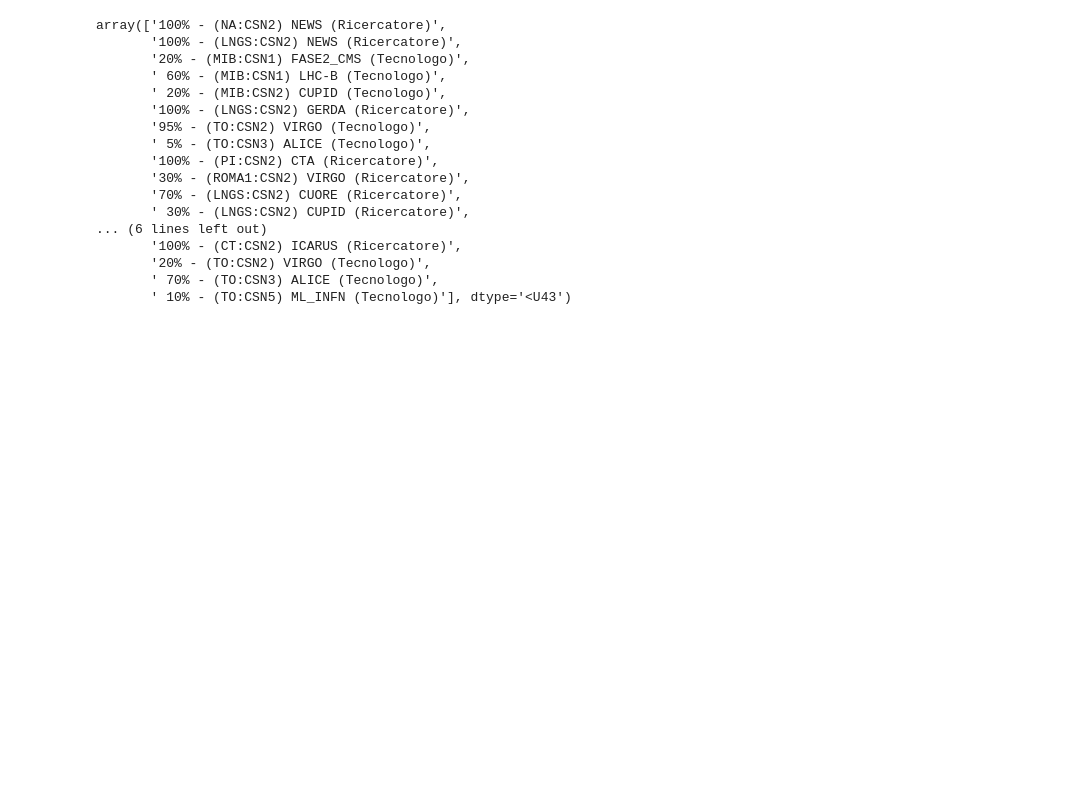
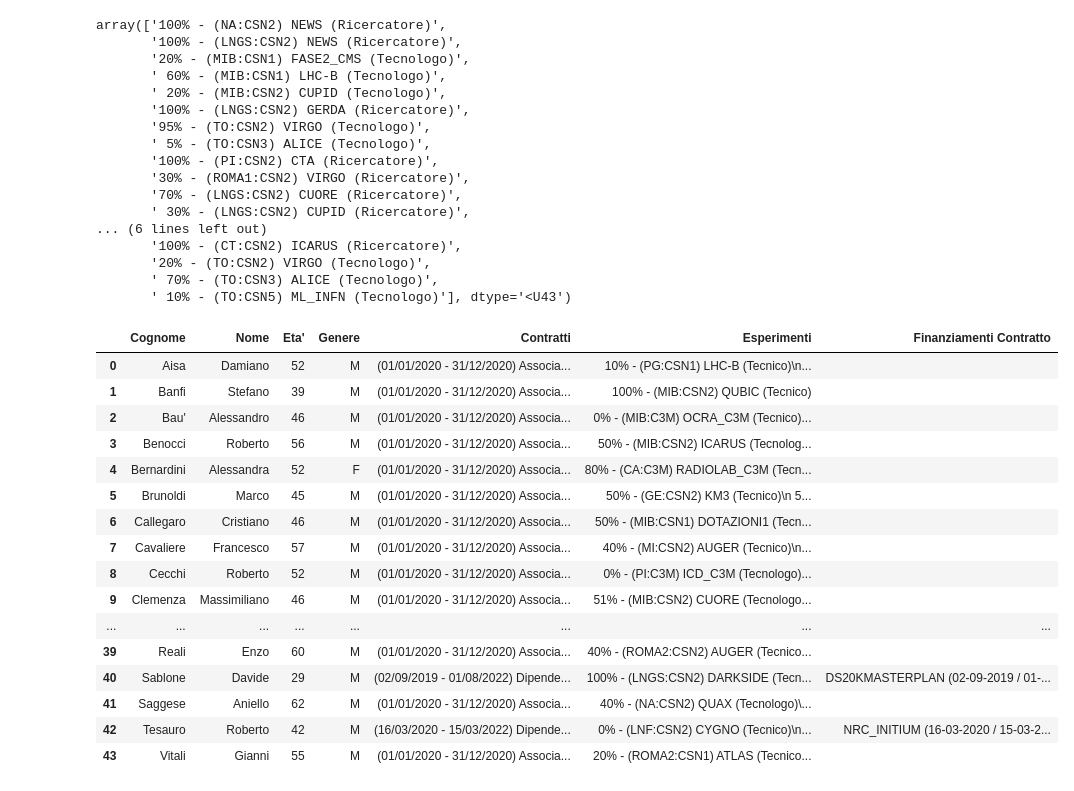
Before and after one commit to gmazzitelli/GSN2, a Jupyter notebook: AnagraficheCSN2.ipynb, the cells around one changed output. Drawn from its saved outputs; the diff is of its cells as text; code cells hidden in the pictures; blank space fills up the shorter version.

```diff
--- a/AnagraficheCSN2.ipynb
+++ b/AnagraficheCSN2.ipynb
@@ -160,3 +183,23 @@ array(['100% - (NA:CSN2) NEWS (Ricercatore)',
        '20% - (TO:CSN2) VIRGO (Tecnologo)',
        ' 70% - (TO:CSN3) ALICE (Tecnologo)',
        ' 10% - (TO:CSN5) ML_INFN (Tecnologo)'], dtype='<U43')
+# %%
+tecnici
+# %% [output]
+|  | Cognome | Nome | Eta' | Genere | Contratti | Esperimenti | Finanziamenti Contratto |
+| 0 | Aisa | Damiano | 52 | M | (01/01/2020 - 31/12/2020) Associa... | 10% - (PG:CSN1) LHC-B (Tecnico)\n... |  |
+| 1 | Banfi | Stefano | 39 | M | (01/01/2020 - 31/12/2020) Associa... | 100% - (MIB:CSN2) QUBIC (Tecnico) |  |
+| 2 | Bau' | Alessandro | 46 | M | (01/01/2020 - 31/12/2020) Associa... | 0% - (MIB:C3M) OCRA_C3M (Tecnico)... |  |
+| 3 | Benocci | Roberto | 56 | M | (01/01/2020 - 31/12/2020) Associa... | 50% - (MIB:CSN2) ICARUS (Tecnolog... |  |
+| 4 | Bernardini | Alessandra | 52 | F | (01/01/2020 - 31/12/2020) Associa... | 80% - (CA:C3M) RADIOLAB_C3M (Tecn... |  |
+| 5 | Brunoldi | Marco | 45 | M | (01/01/2020 - 31/12/2020) Associa... | 50% - (GE:CSN2) KM3 (Tecnico)\n 5... |  |
+| 6 | Callegaro | Cristiano | 46 | M | (01/01/2020 - 31/12/2020) Associa... | 50% - (MIB:CSN1) DOTAZIONI1 (Tecn... |  |
+| 7 | Cavaliere | Francesco | 57 | M | (01/01/2020 - 31/12/2020) Associa... | 40% - (MI:CSN2) AUGER (Tecnico)\n... |  |
+| 8 | Cecchi | Roberto | 52 | M | (01/01/2020 - 31/12/2020) Associa... | 0% - (PI:C3M) ICD_C3M (Tecnologo)... |  |
+| 9 | Clemenza | Massimiliano | 46 | M | (01/01/2020 - 31/12/2020) Associa... | 51% - (MIB:CSN2) CUORE (Tecnologo... |  |
+| ... | ... | ... | ... | ... | ... | ... | ... |
+| 39 | Reali | Enzo | 60 | M | (01/01/2020 - 31/12/2020) Associa... | 40% - (ROMA2:CSN2) AUGER (Tecnico... |  |
+| 40 | Sablone | Davide | 29 | M | (02/09/2019 - 01/08/2022) Dipende... | 100% - (LNGS:CSN2) DARKSIDE (Tecn... | DS20KMASTERPLAN (02-09-2019 / 01-... |
+| 41 | Saggese | Aniello | 62 | M | (01/01/2020 - 31/12/2020) Associa... | 40% - (NA:CSN2) QUAX (Tecnologo)\... |  |
+| 42 | Tesauro | Roberto | 42 | M | (16/03/2020 - 15/03/2022) Dipende... | 0% - (LNF:CSN2) CYGNO (Tecnico)\n... | NRC_INITIUM (16-03-2020 / 15-03-2... |
+| 43 | Vitali | Gianni | 55 | M | (01/01/2020 - 31/12/2020) Associa... | 20% - (ROMA2:CSN1) ATLAS (Tecnico... |  |
```
Also changed, not shown: parts of 6 cells of this notebook.
